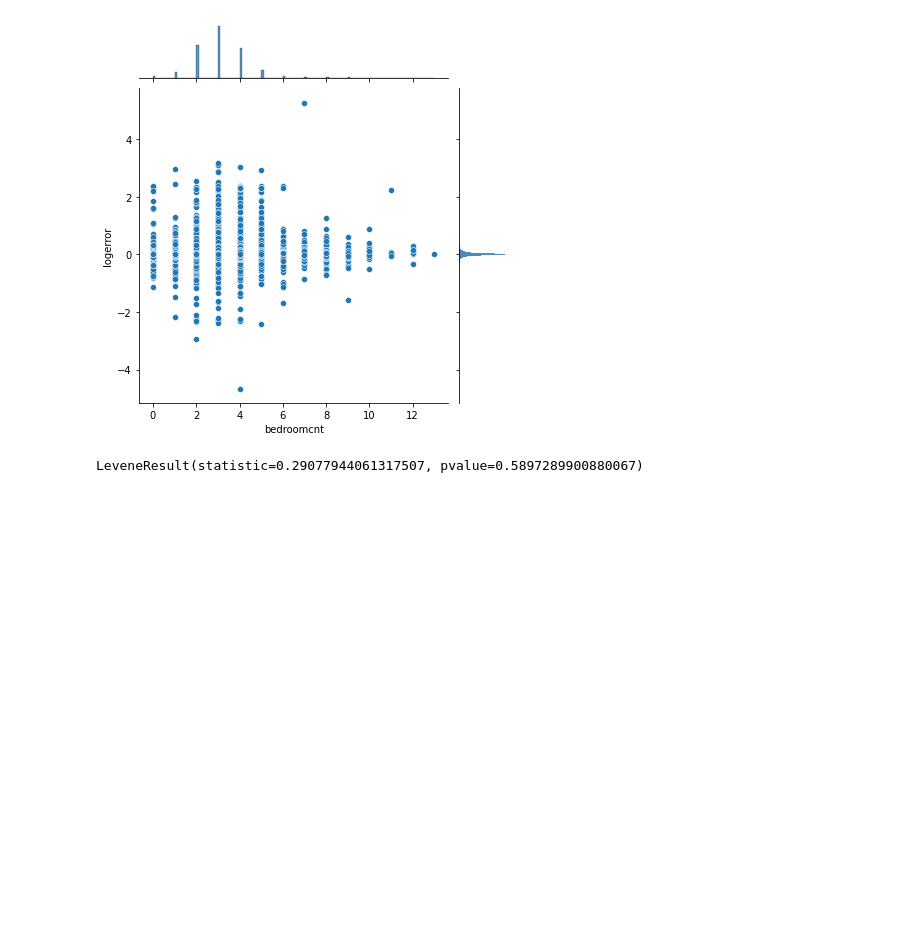
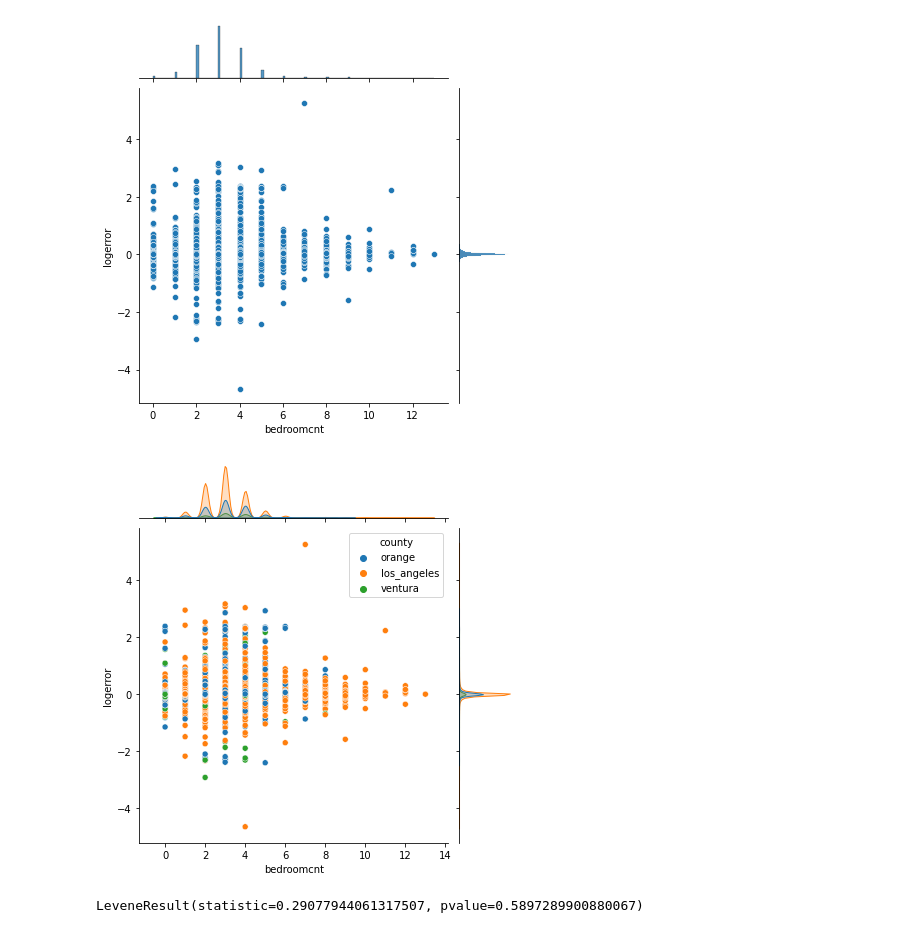
Before and after one commit to cristianibarra1/clustering-exercises, a Jupyter notebook: explore_zillow.ipynb, the cells around one changed output. Cells and saved outputs as stored; diff of their text form; code cells hidden in the pictures; blank space fills up the shorter version.

```diff
--- a/explore_zillow.ipynb
+++ b/explore_zillow.ipynb
@@ -214,6 +214,13 @@ plt.ylabel('Logerror')
 plt.show()
 # %% [output]
 [figure]
+# %%
+sns.jointplot(x='bedroomcnt', y='logerror', data=train, hue='county')
+plt.xlabel('Calculated bed rooms')
+plt.ylabel('Logerror')
+plt.show()
+# %% [output]
+[figure, added]
 # %%
 stats.levene(train[train.county == 'ventura'].logerror, train[train.county == 'orange'].logerror)
 # %% [output]
```
Also changed, not shown: parts of 1 cell of this notebook, 5 other files.
